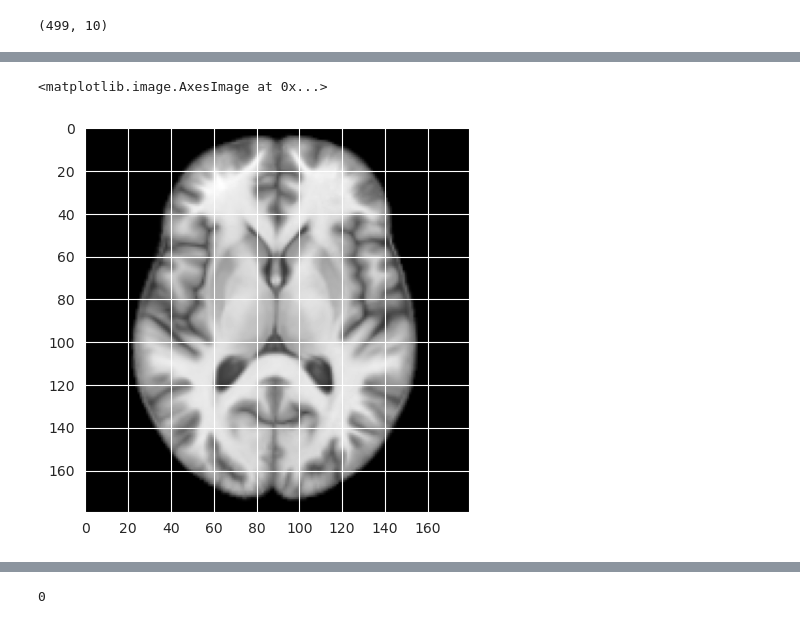
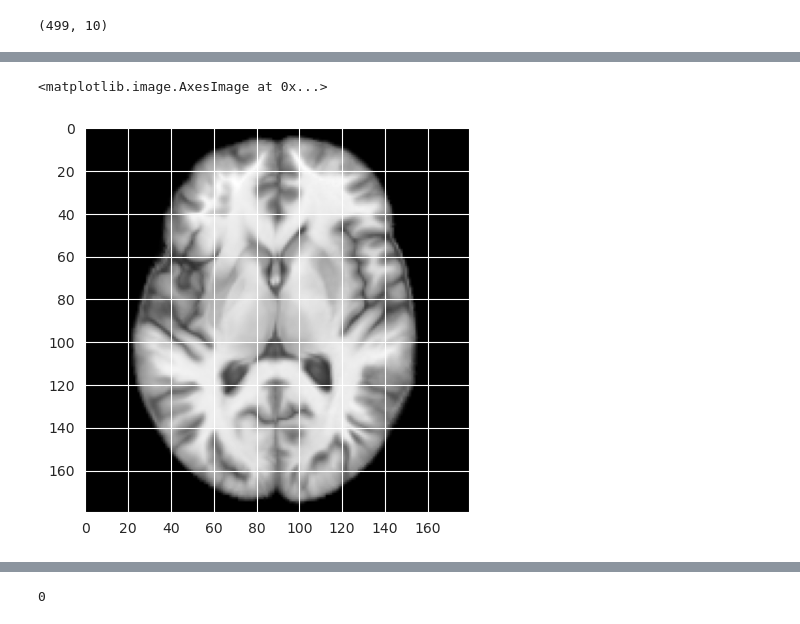
Before and after one commit to Liteknight/CounterBias, a Jupyter notebook: 02_DimentionalityReduction.ipynb, the cells around one changed output, grey strips where cells are left out. Saved outputs shown, nothing was run; the diff lists cells and outputs as text; code cells hidden in the pictures.

```diff
--- a/02_DimentionalityReduction.ipynb
+++ b/02_DimentionalityReduction.ipynb
@@ -239,10 +290,10 @@ test_imgs = np.concatenate([d[2].numpy() for d in test_loader],axis=0)
 test_imgs = test_imgs.reshape(test_imgs.shape[0],-1)
 test_imgs_dim = test_imgs.shape[1]
 # %%
-plt.imshow(test_imgs[0].reshape(crop_size,crop_size), cmap='gray')
+plt.imshow(test_imgs[1].reshape(crop_size,crop_size), cmap='gray')
 # %% [output]
 <matplotlib.image.AxesImage at 0x...>
-[figure, old version]
+[figure, new version]
 # %%
 test_img_names = np.concatenate([d[3] for d in test_loader],axis=0)
 test_img_names[:5]
```
Also changed, not shown: parts of 17 cells of this notebook, 14 other files.
